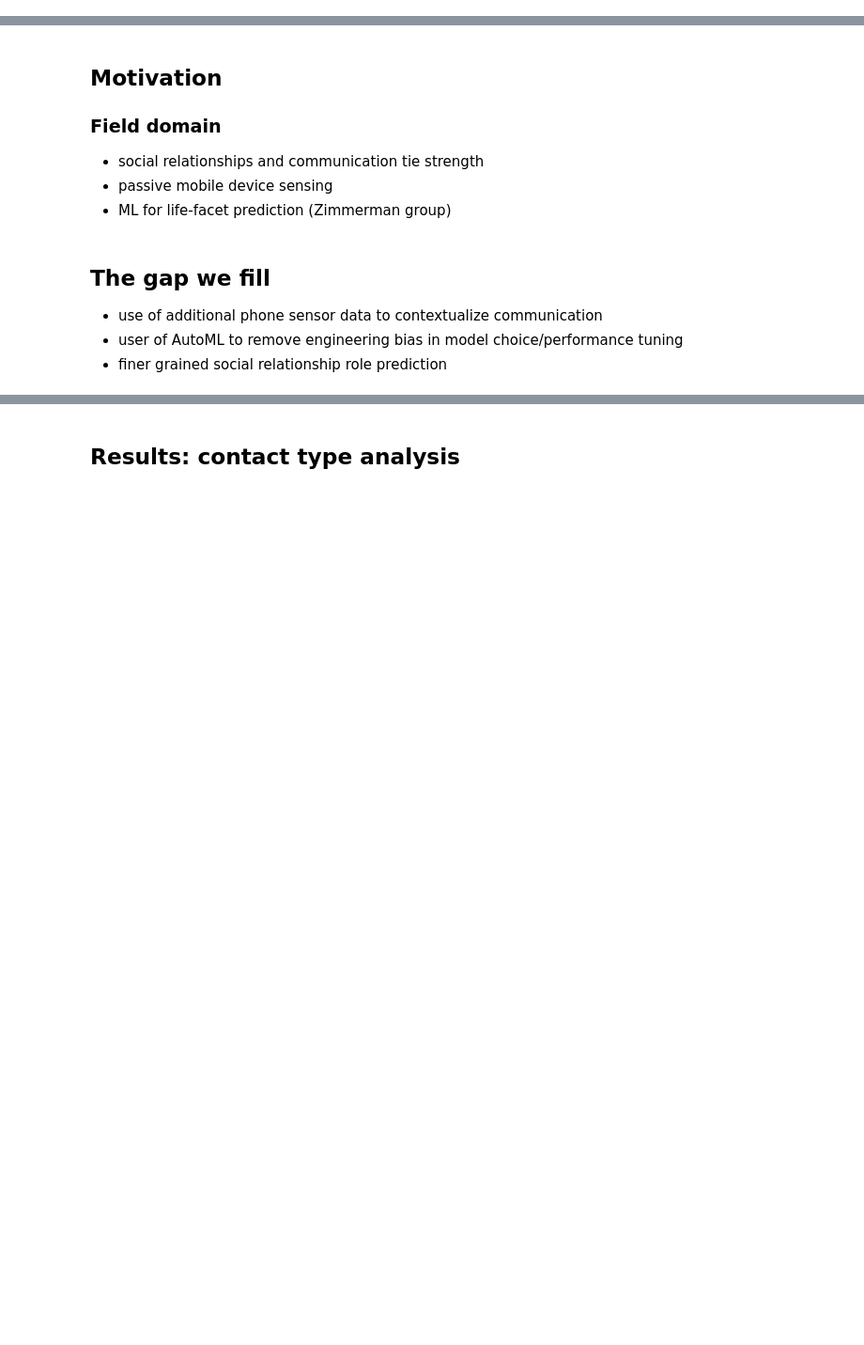
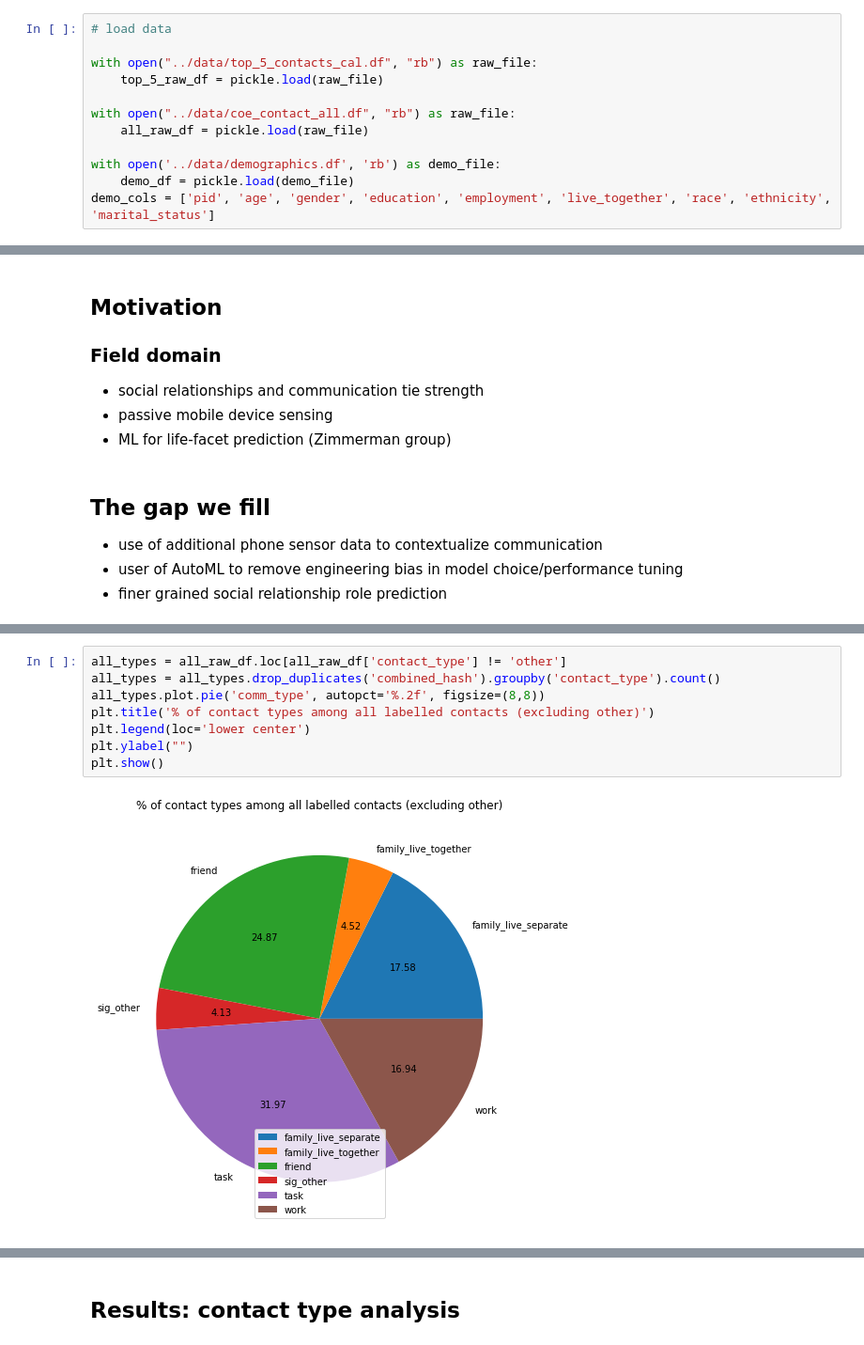
Before and after one commit to tliu526/relationship-prediction, a Jupyter notebook: notebooks/relationship_prediction.ipynb, the cells around one changed output, grey strips where cells are left out. Shown: that part at 94% size. Cells and saved outputs as stored; diff of their text form; blank space fills up the shorter version.

Commit message:
adds pie charts for contact type in slides notebook

```diff
--- a/notebooks/relationship_prediction.ipynb
+++ b/notebooks/relationship_prediction.ipynb
@@ -33,6 +39,18 @@ HTML('''
 ''')
 # %% [output]
 [interactive output not drawn]
+# %%
+# load data
+
+with open("../data/top_5_contacts_cal.df", "rb") as raw_file:
+    top_5_raw_df = pickle.load(raw_file)
+
+with open("../data/coe_contact_all.df", "rb") as raw_file:
+    all_raw_df = pickle.load(raw_file)
+
+with open('../data/demographics.df', 'rb') as demo_file:
+    demo_df = pickle.load(demo_file)
+demo_cols = ['pid', 'age', 'gender', 'education', 'employment', 'live_together', 'race', 'ethnicity', 'marital_status']
 # %% [markdown]
 # Measuring Relationships and their Meaning from Phone Data
 # %% [markdown]
@@ -61,0 +89,10 @@ HTML('''
+# %%
+all_types = all_raw_df.loc[all_raw_df['contact_type'] != 'other']
+all_types = all_types.drop_duplicates('combined_hash').groupby('contact_type').count()
+all_types.plot.pie('comm_type', autopct='%.2f', figsize=(8,8))
+plt.title('% of contact types among all labelled contacts (excluding other)')
+plt.legend(loc='lower center')
+plt.ylabel("")
+plt.show()
+# %% [output]
+[figure, added]
```
Also changed, not shown: parts of 13 cells of this notebook, 1 other file.
